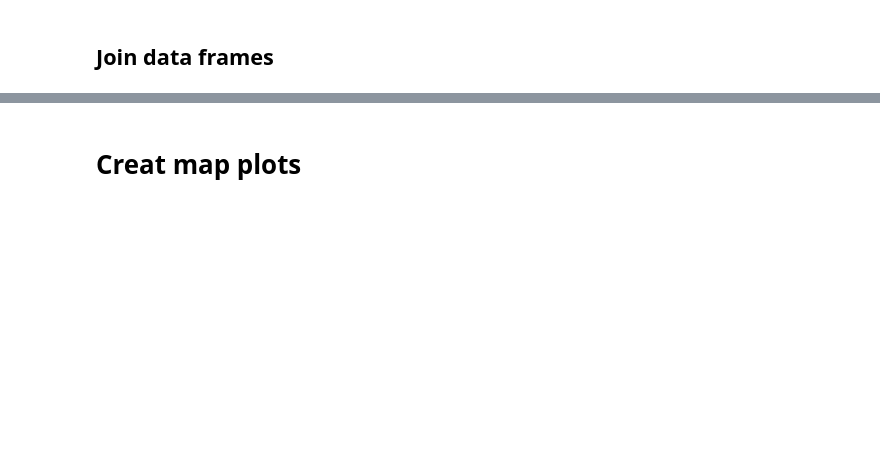
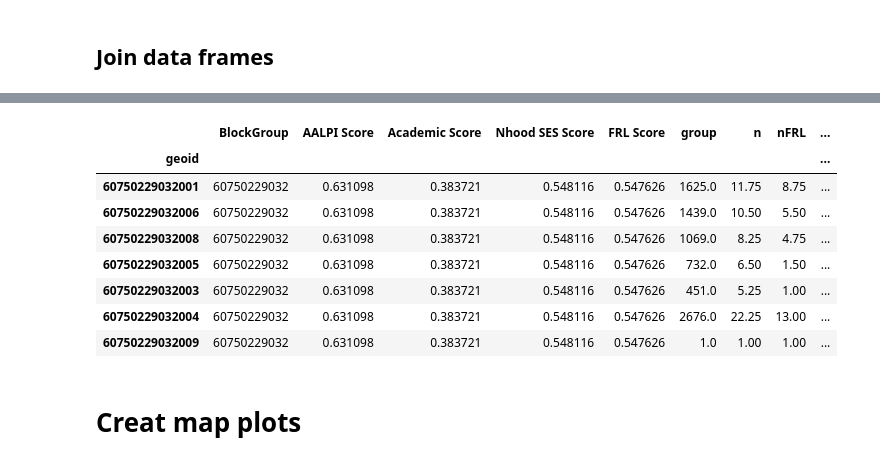
Before and after one commit to 18rberry/Operationalizing-Equity-Tiebreaker-in-SF, a Jupyter notebook: notebooks/20210714-jjl-greedy-two-stage.ipynb, the cells around one changed output, grey strips where cells are left out. Saved outputs shown, nothing was run; the diff lists cells and outputs as text; code cells hidden in the pictures; blank space fills up the shorter version.

```diff
--- a/notebooks/20210714-jjl-greedy-two-stage.ipynb
+++ b/notebooks/20210714-jjl-greedy-two-stage.ipynb
@@ -87,3 +135,16 @@ df.head()
+# %%
+mask = df['BlockGroup'] == 60750229032
+df.loc[mask].dropna()
+# %% [output]
+|  | BlockGroup | AALPI Score | Academic Score | Nhood SES Score | FRL Score | group | n | nFRL | ... |
+| geoid |  |  |  |  |  |  |  |  | ... |
+| 60750229032001 | 60750229032 | 0.631098 | 0.383721 | 0.548116 | 0.547626 | 1625.0 | 11.75 | 8.75 | ... |
+| 60750229032006 | 60750229032 | 0.631098 | 0.383721 | 0.548116 | 0.547626 | 1439.0 | 10.50 | 5.50 | ... |
+| 60750229032008 | 60750229032 | 0.631098 | 0.383721 | 0.548116 | 0.547626 | 1069.0 | 8.25 | 4.75 | ... |
+| 60750229032005 | 60750229032 | 0.631098 | 0.383721 | 0.548116 | 0.547626 | 732.0 | 6.50 | 1.50 | ... |
+| 60750229032003 | 60750229032 | 0.631098 | 0.383721 | 0.548116 | 0.547626 | 451.0 | 5.25 | 1.00 | ... |
+| 60750229032004 | 60750229032 | 0.631098 | 0.383721 | 0.548116 | 0.547626 | 2676.0 | 22.25 | 13.00 | ... |
+| 60750229032009 | 60750229032 | 0.631098 | 0.383721 | 0.548116 | 0.547626 | 1.0 | 1.00 | 1.00 | ... |
 # %% [markdown]
 # Creat map plots
 # %%
```
Also changed, not shown: parts of 27 cells of this notebook, 1 other file.
